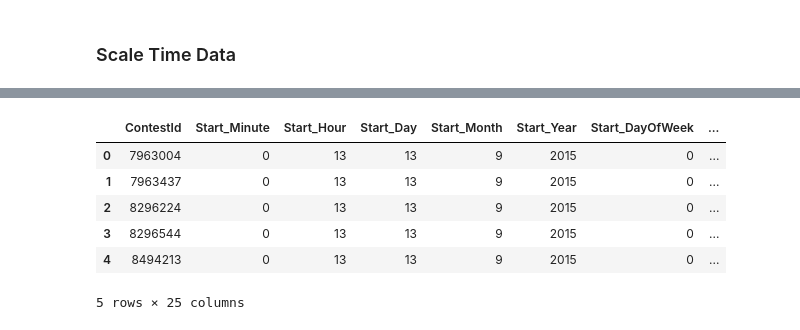
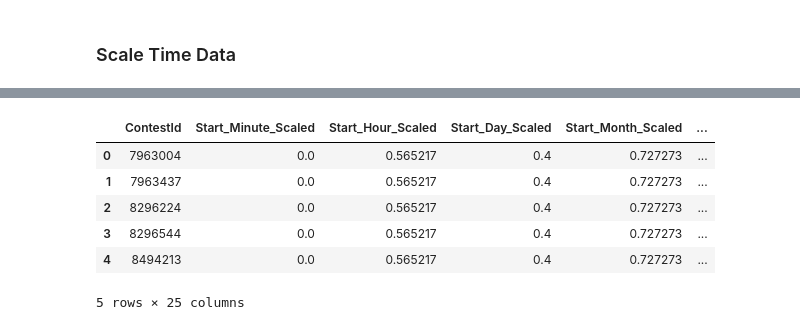
Before and after one commit to WPI-Draftkings-MQP/dkNotebook, a Jupyter notebook: Feature Engineering.ipynb, the cells around one changed output, grey strips where cells are left out. Cells and saved outputs as stored; diff of their text form; code cells hidden in the pictures.

```diff
--- a/Feature Engineering.ipynb
+++ b/Feature Engineering.ipynb
@@ -76,9 +66,10 @@ def scaleFeature(df, name):
 # %%
 scaleFeatures = ['EntryFeeAmount', 'TotalPrizeAmount', 'MaxNumberPlayers', 'MaxEntriesPerUser',
                        'NumGames', 'DraftablePlayersInSet', 'PaidUsersInDraftGroup', 'TopPrize', 'MaxPayoutPosition']
-scaleDF = contests[scaleFeatures]
+scaleDF = contests[['ContestId', 'EntryFeeAmount', 'TotalPrizeAmount', 'MaxNumberPlayers', 'MaxEntriesPerUser',
+                       'NumGames', 'DraftablePlayersInSet', 'PaidUsersInDraftGroup', 'TopPrize', 'MaxPayoutPosition']]
 for f in scaleFeatures:
     scaleDF = scaleFeature(scaleDF, f)
 scaleDF = scaleDF.drop(scaleFeatures, axis=1)
-scaleDF.head(10)
+scaleDF.head()
 # %% [output]
@@ -151,6 +134,8 @@ def mapTime(df, name, colHeader):
 # %%
-newTimeDF = timeDF[['ContestId']]
+timesDF = timeDF[['ContestId']]
+timeDF.head()
 for f in mapper:
-    newTimeDF = pd.merge(newTimeDF, mapTime(timeDF, f, mapper[f]), on="ContestId").drop(columns=[f], axis=1)
+    timesDF = pd.merge(timesDF, mapTime(timeDF, f, mapper[f]), on="ContestId").drop(columns=[f], axis=1)
+timeDFBackup=timesDF
 # %% [markdown]
 ### Scale Time Data
@@ -156,0 +152,3 @@ for f in mapper:
+# %%
+scaleTimeFeatures = timesDF.columns.drop('ContestId')
+scaleTimeFeatures
@@ -157,10 +163,14 @@ for f in mapper:
+# %%
+for f in scaleTimeFeatures:
+    timesDF = scaleFeature(timesDF, f)
+timesDF = timesDF.drop(scaleTimeFeatures, axis=1)
 # %%
-newTimeDF.head()
+timesDF.head()
 # %% [output]
-|  | ContestId | Start_Minute | Start_Hour | Start_Day | Start_Month | Start_Year | Start_DayOfWeek | ... |
-| 0 | 7963004 | 0 | 13 | 13 | 9 | 2015 | 0 | ... |
-| 1 | 7963437 | 0 | 13 | 13 | 9 | 2015 | 0 | ... |
-| 2 | 8296224 | 0 | 13 | 13 | 9 | 2015 | 0 | ... |
-| 3 | 8296544 | 0 | 13 | 13 | 9 | 2015 | 0 | ... |
-| 4 | 8494213 | 0 | 13 | 13 | 9 | 2015 | 0 | ... |
+|  | ContestId | Start_Minute_Scaled | Start_Hour_Scaled | Start_Day_Scaled | Start_Month_Scaled | ... |
+| 0 | 7963004 | 0.0 | 0.565217 | 0.4 | 0.727273 | ... |
+| 1 | 7963437 | 0.0 | 0.565217 | 0.4 | 0.727273 | ... |
+| 2 | 8296224 | 0.0 | 0.565217 | 0.4 | 0.727273 | ... |
+| 3 | 8296544 | 0.0 | 0.565217 | 0.4 | 0.727273 | ... |
+| 4 | 8494213 | 0.0 | 0.565217 | 0.4 | 0.727273 | ... |
 5 rows × 25 columns
```
Also changed, not shown: parts of 38 cells of this notebook.
